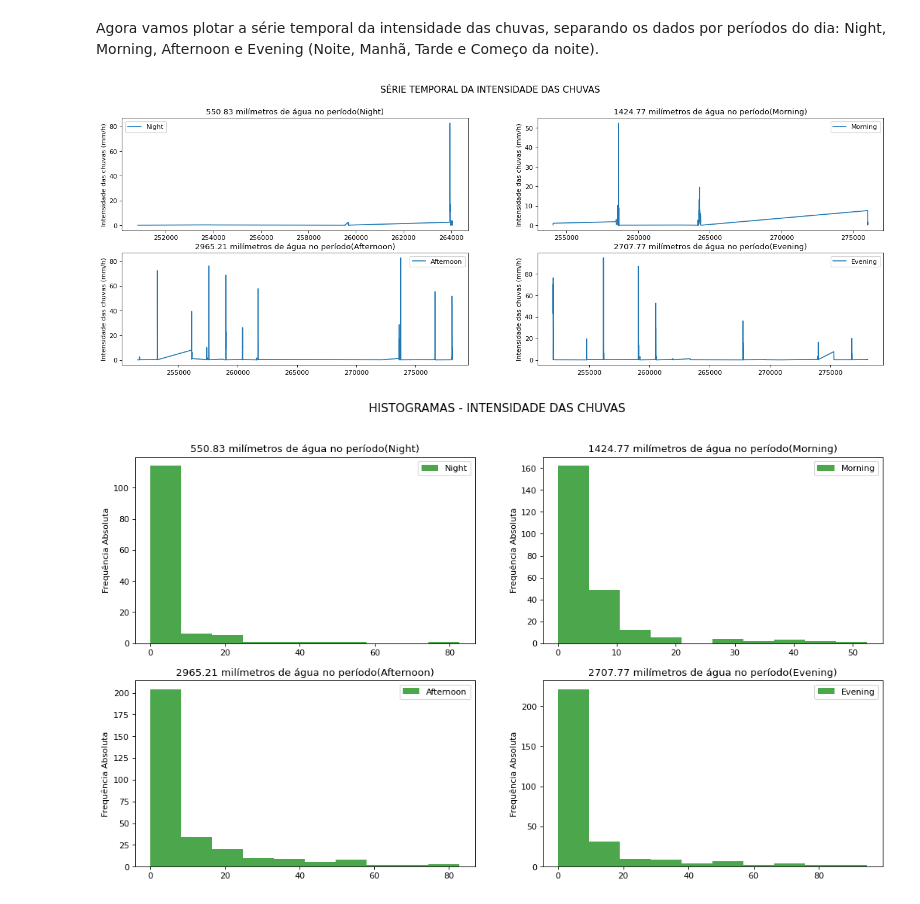
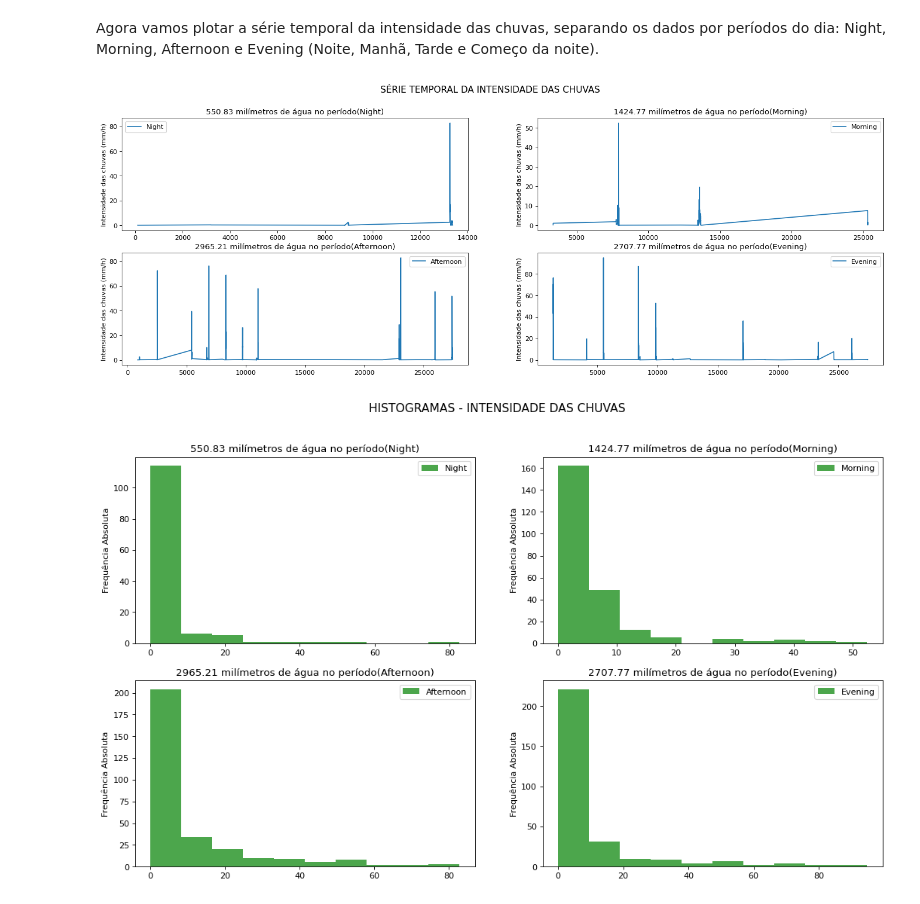
Before and after one commit to lourencocavalcante/Introduction-to-Data-Science, a Jupyter notebook: CAP394_2022_ProjetoFinal_EDA.ipynb, the cells around one changed output. Cells and saved outputs as stored; diff of their text form; code cells hidden in the pictures.

```diff
--- a/CAP394_2022_ProjetoFinal_EDA.ipynb
+++ b/CAP394_2022_ProjetoFinal_EDA.ipynb
@@ -224,0 +132,2 @@ df_MP3000A_final=df_MP3000A_final.assign(session=pd.cut(df_MP3000A_final.Datetim
+# %%
+df_MP3000A_RD80_final['Datetime'] = df_MP3000A_RD80_final['Datetime'].astype(str)
@@ -224,0 +163,23 @@ df_MP3000A_final=df_MP3000A_final.assign(session=pd.cut(df_MP3000A_final.Datetim
+# %%
+for index, row in df_MP3000A_RD80_final.iterrows():
+
+    if (row['Rain_Intensity_mm_h'] >= 0.1) and (row['Rain_Intensity_mm_h'] <= 2.5):
+      df_MP3000A_RD80_final.loc[index,'Light_Rain'] = 1
+      df_MP3000A_RD80_final.loc[index,'Class_Rain'] = 'Chuva fraca'
+      df_MP3000A_RD80_final.loc[index,'Class_Rain_id'] = 1
+    elif(row['Rain_Intensity_mm_h']  > 2.5) and (row['Rain_Intensity_mm_h']  <= 10):
+      df_MP3000A_RD80_final.loc[index,'Moderate_Rain'] = 1
+      df_MP3000A_RD80_final.loc[index,'Class_Rain'] = 'Chuva moderada'
+      df_MP3000A_RD80_final.loc[index,'Class_Rain_id'] = 2
+    elif (row['Rain_Intensity_mm_h']  > 10) and (row['Rain_Intensity_mm_h']  <= 50):
+      df_MP3000A_RD80_final.loc[index,'Heavy_Rain'] = 1
+      df_MP3000A_RD80_final.loc[index,'Class_Rain'] = 'Chuva forte'
+      df_MP3000A_RD80_final.loc[index,'Class_Rain_id'] = 3
+    elif (row['Rain_Intensity_mm_h']  > 50):
+      df_MP3000A_RD80_final.loc[index,'Very_Heavy_Rain'] = 1
+      df_MP3000A_RD80_final.loc[index,'Class_Rain'] = 'Chuva muito forte'
+      df_MP3000A_RD80_final.loc[index,'Class_Rain_id'] = 4
+    else:
+      df_MP3000A_RD80_final.loc[index,'Without_Rain'] = 1
+      df_MP3000A_RD80_final.loc[index,'Class_Rain'] = 'Não choveu'
+      df_MP3000A_RD80_final.loc[index,'Class_Rain_id'] = 0
@@ -224,0 +188,3 @@ df_MP3000A_final=df_MP3000A_final.assign(session=pd.cut(df_MP3000A_final.Datetim
+# %%
+#Substituindo valores Nulos por 0 (zero)
+df_MP3000A_RD80_final.fillna(value = -999.99,  inplace = True)
@@ -224,0 +249,12 @@ df_MP3000A_final=df_MP3000A_final.assign(session=pd.cut(df_MP3000A_final.Datetim
+# %%
+df_MP3000A_RD80_final = df_MP3000A_RD80_final.reindex(columns=['Datetime', 'Date', 'Year', 'Month', 'Day_of_week', 'Time','session',
+       'Rain_Intensity_mm_h', 'radar_reflectivity_1_mm6m3',
+       'Liquid_watercontent_g_m3', 'Mean_weight_diameter_mm',
+       'Time_integration_s', 'DataQuality', 'Tamb_K', 'Rh_percent', 'Pres_mb', 'Tir_K',
+       'Ch_22_234', 'Ch_22_500', 'Ch_23_034', 'Ch_23_834', 'Ch_25_000',
+       'Ch_26_234', 'Ch_28_000', 'Ch_30_000', 'Ch_51_248', 'Ch_51_760',
+       'Ch_52_280', 'Ch_52_804', 'Ch_53_336', 'Ch_53_848', 'Ch_54_400',
+       'Ch_54_940', 'Ch_55_500', 'Ch_56_020', 'Ch_56_660', 'Ch_57_288',
+       'Ch_57_964', 'Ch_58_800', 'Int_Vapor_cm', 'Int_Liquid_mm',
+       'Cloud_Base_km', 'Light_Rain', 'Moderate_Rain', 'Heavy_Rain',
+       'Very_Heavy_Rain', 'Without_Rain', 'Class_Rain_id', 'Class_Rain'])
@@ -225,21 +355,21 @@ df_MP3000A_final=df_MP3000A_final.assign(session=pd.cut(df_MP3000A_final.Datetim
 # %% [markdown]
 Agora vamos plotar a série temporal da intensidade das chuvas, separando os dados por períodos do dia: Night, Morning, Afternoon e Evening (Noite, Manhã, Tarde e Começo da noite).
 # %%
-df_RD80_JOSS_temp= df_RD80_JOSS_final.query("(Rain_Intensity_mm_h > 0)")
+df_RD80_JOSS_temp= df_MP3000A_RD80_final.query("(Rain_Intensity_mm_h > 0)")
 
 labels=['Night','Morning','Afternoon','Evening']
 
 figure(figsize=(21,7),dpi=80)
 plt.suptitle('SÉRIE TEMPORAL DA INTENSIDADE DAS CHUVAS', size=14)
 for res in range(0,4):
     tot = round(df_RD80_JOSS_temp.Rain_Intensity_mm_h.loc[df_RD80_JOSS_temp.session == labels[res]].sum(),2)
     plt.subplot(2,2,res+1)
     plt.title(str(tot)+' milímetros de água no período('+labels[res]+')')
     #plt.xlabel("")
     plt.ylabel("Intensidade das chuvas (mm/h)")
     plt.plot(df_RD80_JOSS_temp.loc[df_RD80_JOSS_temp.session == labels[res]]['Rain_Intensity_mm_h'], label=labels[res])
     plt.legend()
 plt.show()
 # %% [output]
-[figure, old version]
+[figure, new version]
 # %%
```
Also changed, not shown: parts of 52 cells of this notebook.
